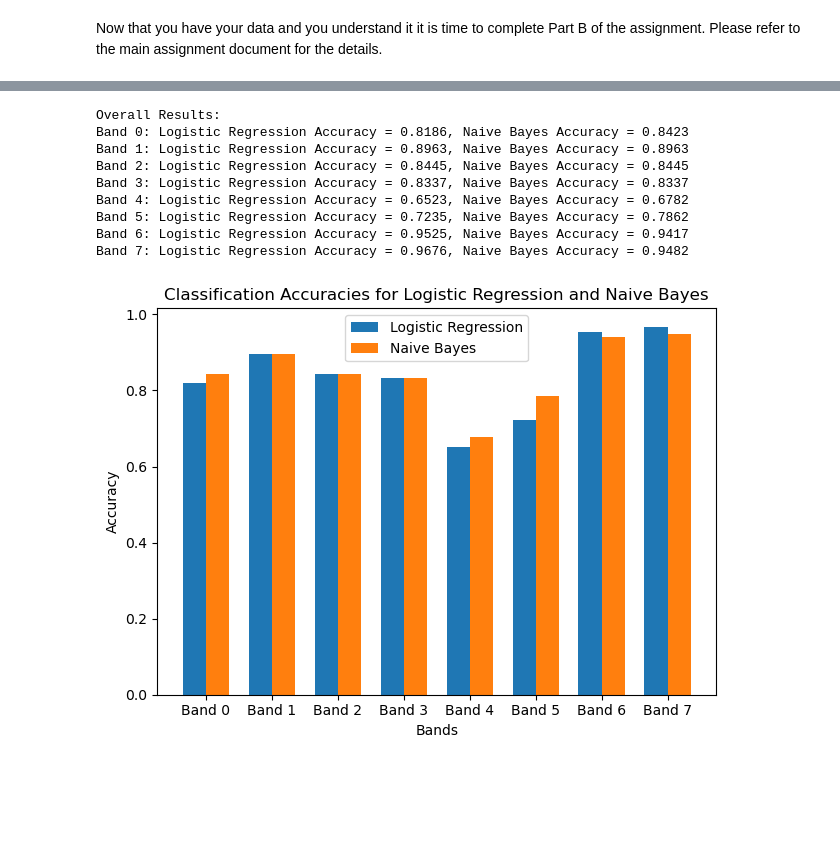
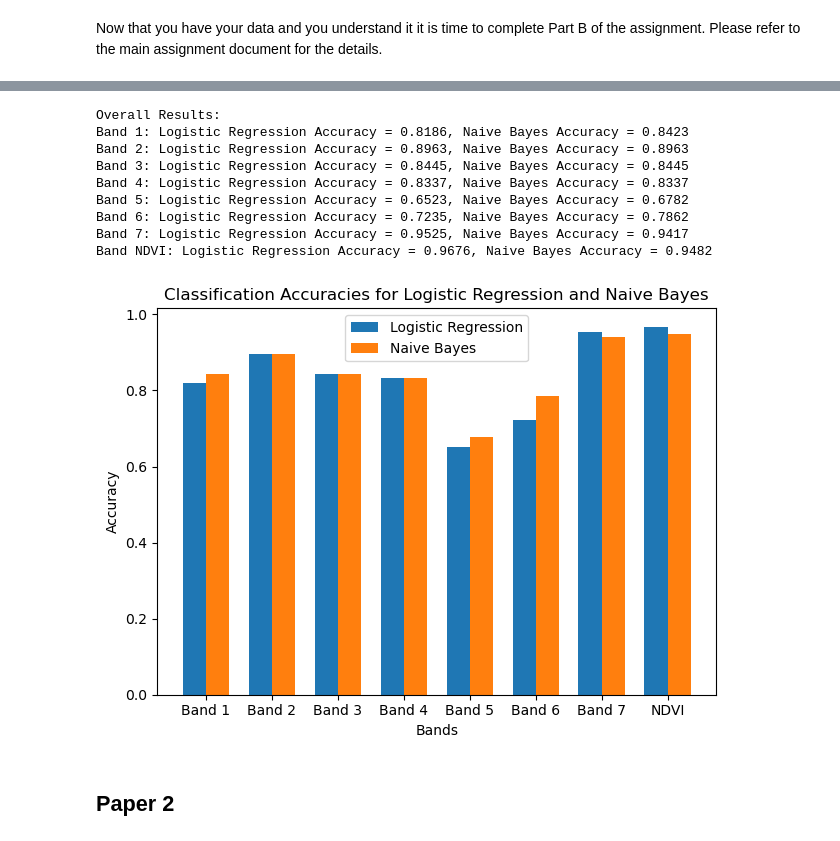
Before and after one commit to DirkWilkeHoffmann/SpaceScienceAssignment1, a Jupyter notebook: Part A and B - Notebook/Assignment 1 - Part A and B.ipynb, the cells around one changed output, grey strips where cells are left out. Saved outputs shown, nothing was run; the diff lists cells and outputs as text; code cells hidden in the pictures; blank space fills up the shorter version.

```diff
--- a/Part A and B - Notebook/Assignment 1 - Part A and B.ipynb
+++ b/Part A and B - Notebook/Assignment 1 - Part A and B.ipynb
@@ -153,29 +161,20 @@ Now that you have your data and you understand it it is time to complete Part B
 # %%
-"""Code Here if you choose to answer Part B in the notebook"""
+# Replicate Figure 2
 
 from sklearn.mixture import GaussianMixture
 from matplotlib.patches import Ellipse
 from scipy.stats import chi2
 
-# Assuming X is your data with shape (925, 368, 8)
-# X[i] contains the time series for pixel i in the 8 bands
-
-# Initialize an array to hold the harmonic features
 harmonic_features = np.zeros((X.shape[0], 8, 2))
 
 # Iterate over each observation
 for i in range(X.shape[0]):
     for band in range(8):
-        # Extract the time series for this observation and band
+        # Extract the time series for this observation and band, compute harmonic features
         time_series = X[i, :, band]
 
-        # Compute the FFT and frequencies
         fft_values = np.fft.fft(time_series) / len(time_series)
         fft_freq = np.fft.fftfreq(len(time_series))
-
-        # Extract the first harmonic (DC component) and the largest harmonic
-        # f1 = np.abs(fft_values[0])  # DC component (zero frequency)
-        # f2 = np.abs(fft_values[np.argmax(fft_freq == 1/45)])
 
         f1_idx = 0  # DC component (zero frequency)
         f2_idx = np.argmin(np.abs(fft_freq - 1/45))  # Closest to 1/45 Hz
@@ -183,14 +182,9 @@ for i in range(X.shape[0]):
         f1 = np.abs(fft_values[f1_idx])
         f2 = 2 * np.abs(fft_values[f2_idx])
 
-        # Store the harmonic features
         harmonic_features[i, band, 0] = f1
         harmonic_features[i, band, 1] = f2
 
-# Now you have the harmonic features with shape (925, 8, 2)
-
-# You can now create scatter matrices for each band
-# For example, scatter matrix for band 0
 # Function to plot the Gaussian or GMM confidence ellipse
 def plot_confidence_ellipse(mean, cov, ax, color, label, confidence=0.95, linestyle='-'):
     # Chi-square value for the given confidence interval (95%)
@@ -202,7 +196,6 @@ def plot_confidence_ellipse(mean, cov, ax, color, label, confidence=0.95, linest
     ellipse = Ellipse(xy=mean, width=width, height=height, angle=angle, edgecolor=color, fc='None', lw=2, linestyle=linestyle, label=label)
     ax.add_patch(ellipse)
 
-# Now you can modify your plotting code
 for band in range(8):
     fig, ax = plt.subplots()
 
@@ -210,7 +203,7 @@ for band in range(8):
     ax.scatter(harmonic_features[y == 1, band, 0], harmonic_features[y == 1, band, 1], label='Vegetation', alpha=0.6, color='red')
     ax.scatter(harmonic_features[y == 0, band, 0], harmonic_features[y == 0, band, 1], label='Settlement', alpha=0.6, color='blue')
 
-    # Fit Gaussian densities for each class (as you did previously)
+    # Fit Gaussian densities for each class
     veg_data = harmonic_features[y == 1, band, :]
     sett_data = harmonic_features[y == 0, band, :]
 
@@ -234,7 +227,5 @@ for band in range(8):
 
     ax.set_xlabel('f1')
     ax.set_ylabel('f2')
-    ax.set_title(f'Scatter Matrix for Band {band}')
-    ax.legend()
     plt.show()
 # %% [output]
@@ -249,23 +240,20 @@ for band in range(8):
 # %%
 # Bar chart of classification accuracies
 
-import numpy as np
 from sklearn.model_selection import train_test_split
 from sklearn.linear_model import LogisticRegression
 from sklearn.naive_bayes import GaussianNB
 from sklearn.metrics import accuracy_score
 
-# Placeholder to store accuracies for each band
 logistic_accuracies = []
 naive_bayes_accuracies = []
 
 # Iterate over each band (since harmonic_features has shape (n_samples, 8, 2))
 for band in range(8):
     # Get the harmonic features for the current band
-    X_band = harmonic_features[:, band, :]  # Shape: (n_samples, 2)
-    y_band = y  # Assuming y is the label array for vegetation and settlement
+    X_band = harmonic_features[:, band, :]
+    y_band = y
 
-    # Split data into training (50%) and testing (50%) sets
     X_train, X_test, y_train, y_test = train_test_split(X_band, y_band, test_size=0.5, random_state=42)
 
     # Logistic Regression
@@ -277,45 +265,47 @@ for band in range(8):
 
     # Naive Bayes
     nb_model = GaussianNB()
     nb_model.fit(X_train, y_train)
     y_pred_nb = nb_model.predict(X_test)
     nb_acc = accuracy_score(y_test, y_pred_nb)
     naive_bayes_accuracies.append(nb_acc)
 
-# Print overall results
 print("\nOverall Results:")
-for band in range(8):
-    print(f"Band {band}: Logistic Regression Accuracy = {logistic_accuracies[band]:.4f}, Naive Bayes Accuracy = {naive_bayes_accuracies[band]:.4f}")
+for band in range(7):
+    print(f"Band {band+1}: Logistic Regression Accuracy = {logistic_accuracies[band]:.4f}, Naive Bayes Accuracy = {naive_bayes_accuracies[band]:.4f}")
+print(f"Band NDVI: Logistic Regression Accuracy = {logistic_accuracies[7]:.4f}, Naive Bayes Accuracy = {naive_bayes_accuracies[7]:.4f}")
 
 # Plotting the bar chart
-bands = np.arange(8)  # Bands 0 to 7
+bands = np.arange(8)
 
-bar_width = 0.35  # Width of the bars
+bar_width = 0.35
 fig, ax = plt.subplots()
 
 # Bars for Logistic Regression and Naive Bayes
 bar1 = ax.bar(bands - bar_width / 2, logistic_accuracies, bar_width, label='Logistic Regression')
 bar2 = ax.bar(bands + bar_width / 2, naive_bayes_accuracies, bar_width, label='Naive Bayes')
 
 # Labels and title
 ax.set_xlabel('Bands')
 ax.set_ylabel('Accuracy')
 ax.set_title('Classification Accuracies for Logistic Regression and Naive Bayes')
 ax.set_xticks(bands)
-ax.set_xticklabels([f'Band {i}' for i in bands])
+ax.set_xticklabels(['Band 1', 'Band 2', 'Band 3', 'Band 4', 'Band 5', 'Band 6', 'Band 7', 'NDVI'])
 ax.legend()
 
 # Display the chart
 plt.tight_layout()
 plt.show()
 # %% [output]
 Overall Results:
-Band 0: Logistic Regression Accuracy = 0.8186, Naive Bayes Accuracy = 0.8423
-Band 1: Logistic Regression Accuracy = 0.8963, Naive Bayes Accuracy = 0.8963
-Band 2: Logistic Regression Accuracy = 0.8445, Naive Bayes Accuracy = 0.8445
-Band 3: Logistic Regression Accuracy = 0.8337, Naive Bayes Accuracy = 0.8337
-Band 4: Logistic Regression Accuracy = 0.6523, Naive Bayes Accuracy = 0.6782
-Band 5: Logistic Regression Accuracy = 0.7235, Naive Bayes Accuracy = 0.7862
-Band 6: Logistic Regression Accuracy = 0.9525, Naive Bayes Accuracy = 0.9417
-Band 7: Logistic Regression Accuracy = 0.9676, Naive Bayes Accuracy = 0.9482
+Band 1: Logistic Regression Accuracy = 0.8186, Naive Bayes Accuracy = 0.8423
+Band 2: Logistic Regression Accuracy = 0.8963, Naive Bayes Accuracy = 0.8963
+Band 3: Logistic Regression Accuracy = 0.8445, Naive Bayes Accuracy = 0.8445
+Band 4: Logistic Regression Accuracy = 0.8337, Naive Bayes Accuracy = 0.8337
+Band 5: Logistic Regression Accuracy = 0.6523, Naive Bayes Accuracy = 0.6782
+Band 6: Logistic Regression Accuracy = 0.7235, Naive Bayes Accuracy = 0.7862
+Band 7: Logistic Regression Accuracy = 0.9525, Naive Bayes Accuracy = 0.9417
+Band NDVI: Logistic Regression Accuracy = 0.9676, Naive Bayes Accuracy = 0.9482
-[figure, old version]
+[figure, new version]
+# %% [markdown]
+## Paper 2
```
Also changed, not shown: parts of 7 cells of this notebook.
